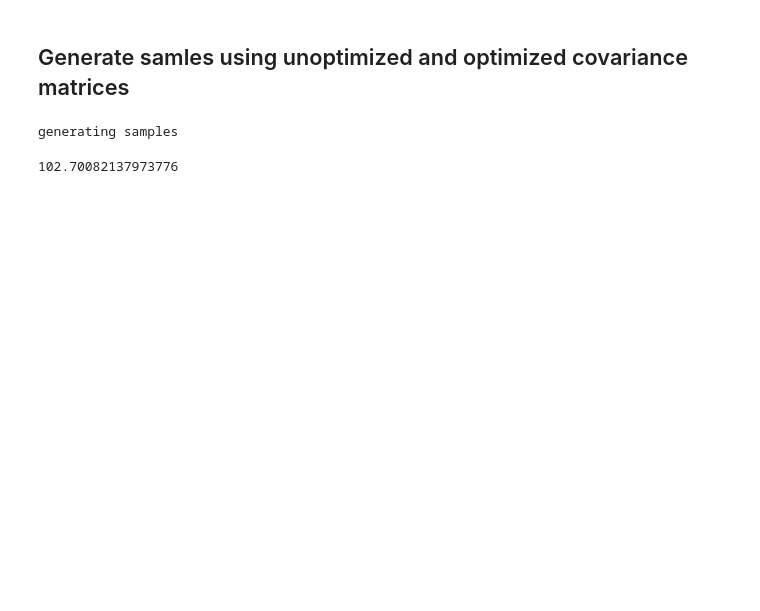
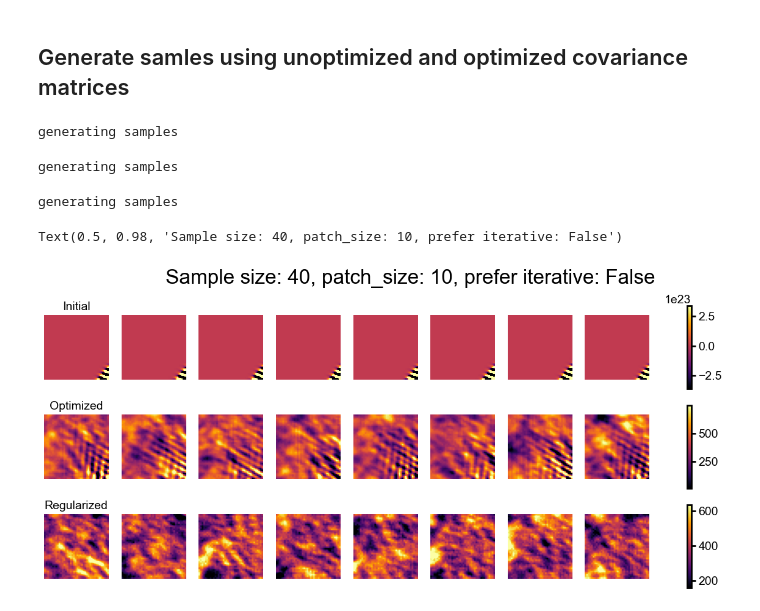
Before and after one commit to Waller-Lab/EncodingInformation, a Jupyter notebook: modeling_and_mi_estimation/optimized_gaussian_likelihood_and_samples.ipynb, the cells around one changed output. Cells and saved outputs as stored; diff of their text form; code cells hidden in the pictures; blank space fills up the shorter version.

```diff
--- a/modeling_and_mi_estimation/optimized_gaussian_likelihood_and_samples.ipynb
+++ b/modeling_and_mi_estimation/optimized_gaussian_likelihood_and_samples.ipynb
@@ -73,41 +89,42 @@ sample_size = 40
 num_samples = 8
 prefer_iterative_sampling = False
 
-# eigvals, eigvecs = onp.linalg.eigh(cov_mat_optimized)
-# eigvals = np.where(eigvals < 5e2, 5e2, eigvals)
-# cov_mat_regularized = eigvecs @ np.diag(eigvals) @ eigvecs.T
+# create a regularized cov mat by making a larger eigenvalue floor
+eigvals, eigvecs = onp.linalg.eigh(cov_mat_optimized)
+eigvals = np.where(eigvals < 5e2, 5e2, eigvals)
+cov_mat_regularized = eigvecs @ np.diag(eigvals) @ eigvecs.T
 
 samples_initial = generate_stationary_gaussian_process_samples(mean_vec, cov_mat_initial, num_samples=num_samples, sample_size=sample_size,
         prefer_iterative_sampling=prefer_iterative_sampling, seed=None)
 samples_optimized = generate_stationary_gaussian_process_samples(mean_vec, cov_mat_optimized, num_samples=num_samples, sample_size=sample_size,
         prefer_iterative_sampling=prefer_iterative_sampling,  seed=None)
 samples_regularized = generate_stationary_gaussian_process_samples(mean_vec, cov_mat_regularized, num_samples=num_samples, sample_size=sample_size,
         prefer_iterative_sampling=prefer_iterative_sampling, seed=None)
 
 fig, axs = plt.subplots(3, num_samples, figsize=(num_samples * 2, 6), sharex=True, sharey=True)
 vmin_initial, vmax_initial = np.percentile(samples_initial, 1), np.percentile(samples_initial, 99)
 vmin_optimized, vmax_optimized = np.percentile(samples_optimized, 1), np.percentile(samples_optimized, 99)
 vmin_regularized, vmax_regularized = np.percentile(samples_regularized, 1), np.percentile(samples_regularized, 99)
 for i in range(num_samples):
     im1 = axs[0, i].imshow(samples_initial[i], cmap='inferno', vmin=vmin_initial, vmax=vmax_initial)
     im2 = axs[1, i].imshow(samples_optimized[i], cmap='inferno', vmin=vmin_optimized, vmax=vmax_optimized)
     im3 = axs[2, i].imshow(samples_regularized[i], cmap='inferno', vmin=vmin_regularized, vmax=vmax_regularized)
     axs[0, i].axis('off')
     axs[1, i].axis('off')
     axs[2, i].axis('off')
 axs[0, 0].set_title('Initial')
 axs[1, 0].set_title('Optimized')
 axs[2, 0].set_title('Regularized')
 
 # add colorbars
 fig.colorbar(im1, ax=axs[0, :], location='right')
 fig.colorbar(im2, ax=axs[1, :], location='right')
 fig.colorbar(im3, ax=axs[2, :], location='right')
 
 fig.suptitle(f'Sample size: {sample_size}, patch_size: {patch_size}, prefer iterative: {prefer_iterative_sampling}')
 # %% [output]
 generating samples
+generating samples
+generating samples
+Text(0.5, 0.98, 'Sample size: 40, patch_size: 10, prefer iterative: False')
+[figure, added]
-# %%
-print(samples_optimized.mean())
-# %% [output]
-102.70082137973776
```
Also changed, not shown: parts of 6 cells of this notebook, 9 other files.
